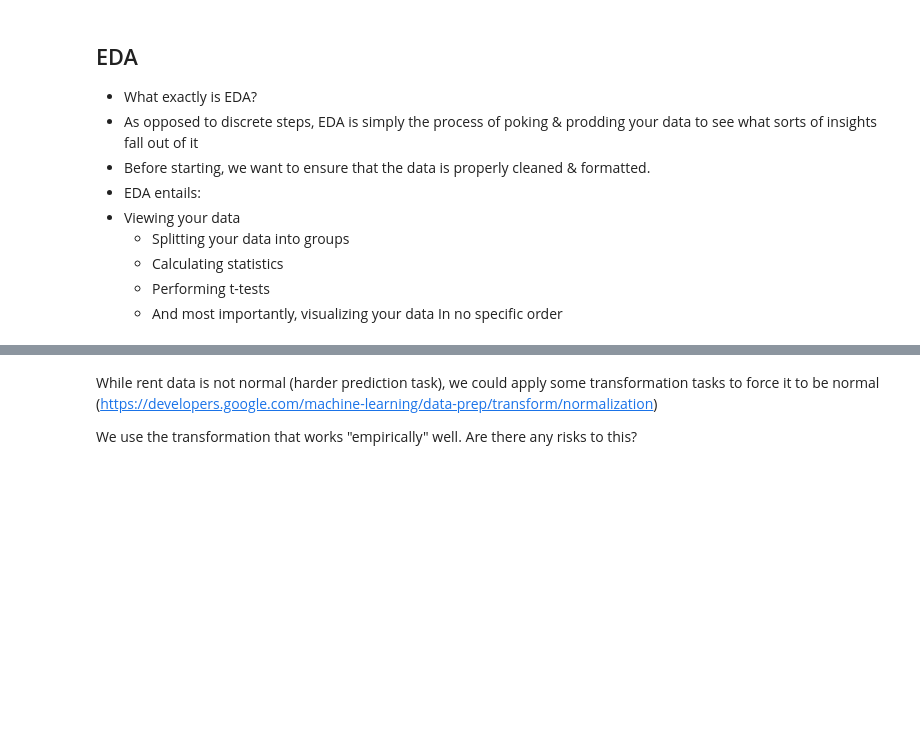
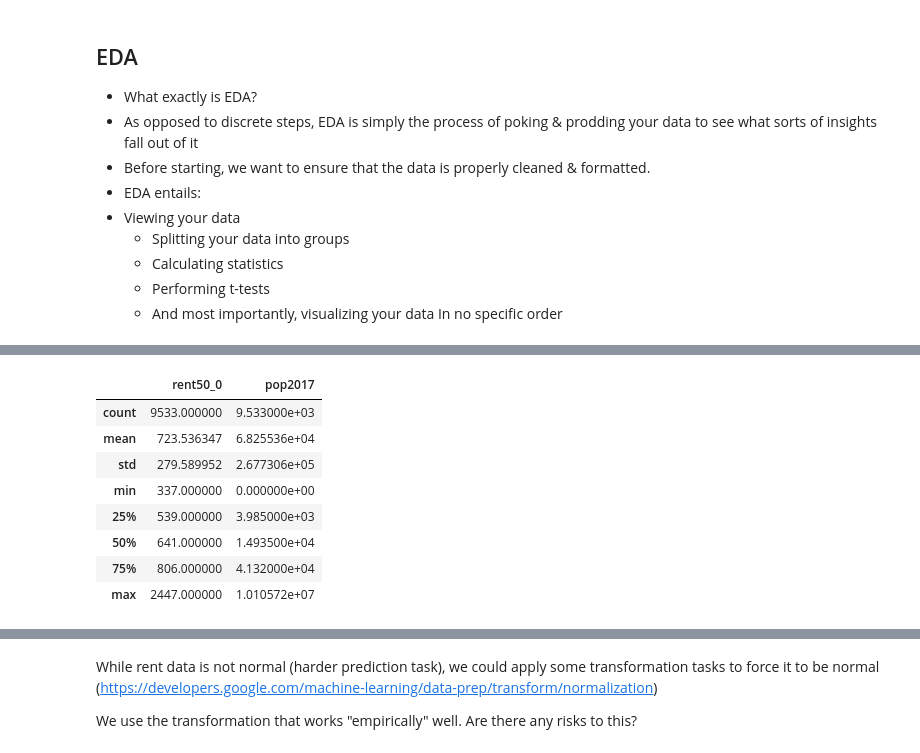
Before and after one commit to The-Knowledge-House/DS_22, a Jupyter notebook: phase_2/phase_10/2_6/intro_to_tableau_notes.ipynb, the cells around one changed output, grey strips where cells are left out. Cells and saved outputs as stored; diff of their text form; code cells hidden in the pictures; blank space fills up the shorter version.

```diff
--- a/phase_2/phase_10/2_6/intro_to_tableau_notes.ipynb
+++ b/phase_2/phase_10/2_6/intro_to_tableau_notes.ipynb
@@ -85,6 +142,17 @@ rent_df.columns
 # %%
 # tukey's numbers min, lower quant, median, upper quant, max (http://theurbanengine.com/blog//tukey-5-number-summary)
-# let's focus in on the columns of interest
+# let's focus in on the columns of interest (rent & pop?)
+rentpop_df[['rent50_0','pop2017']].describe()
+# %% [output]
+|  | rent50_0 | pop2017 |
+| count | 9533.000000 | 9.533000e+03 |
+| mean | 723.536347 | 6.825536e+04 |
+| std | 279.589952 | 2.677306e+05 |
+| min | 337.000000 | 0.000000e+00 |
+| 25% | 539.000000 | 3.985000e+03 |
+| 50% | 641.000000 | 1.493500e+04 |
+| 75% | 806.000000 | 4.132000e+04 |
+| max | 2447.000000 | 1.010572e+07 |
 # %%
 # describe the pop2017 column
 # %%
```
Also changed, not shown: parts of 11 cells of this notebook, 1 other file.
